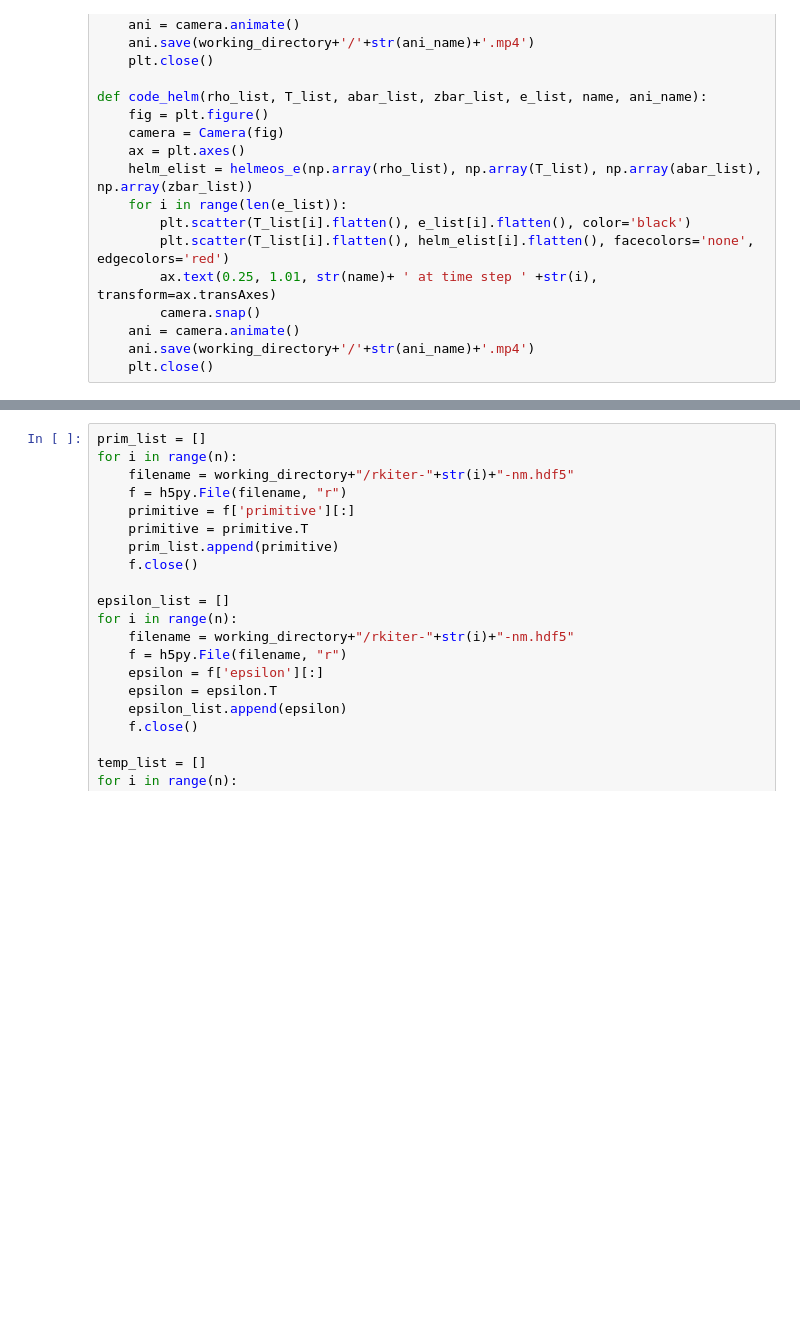
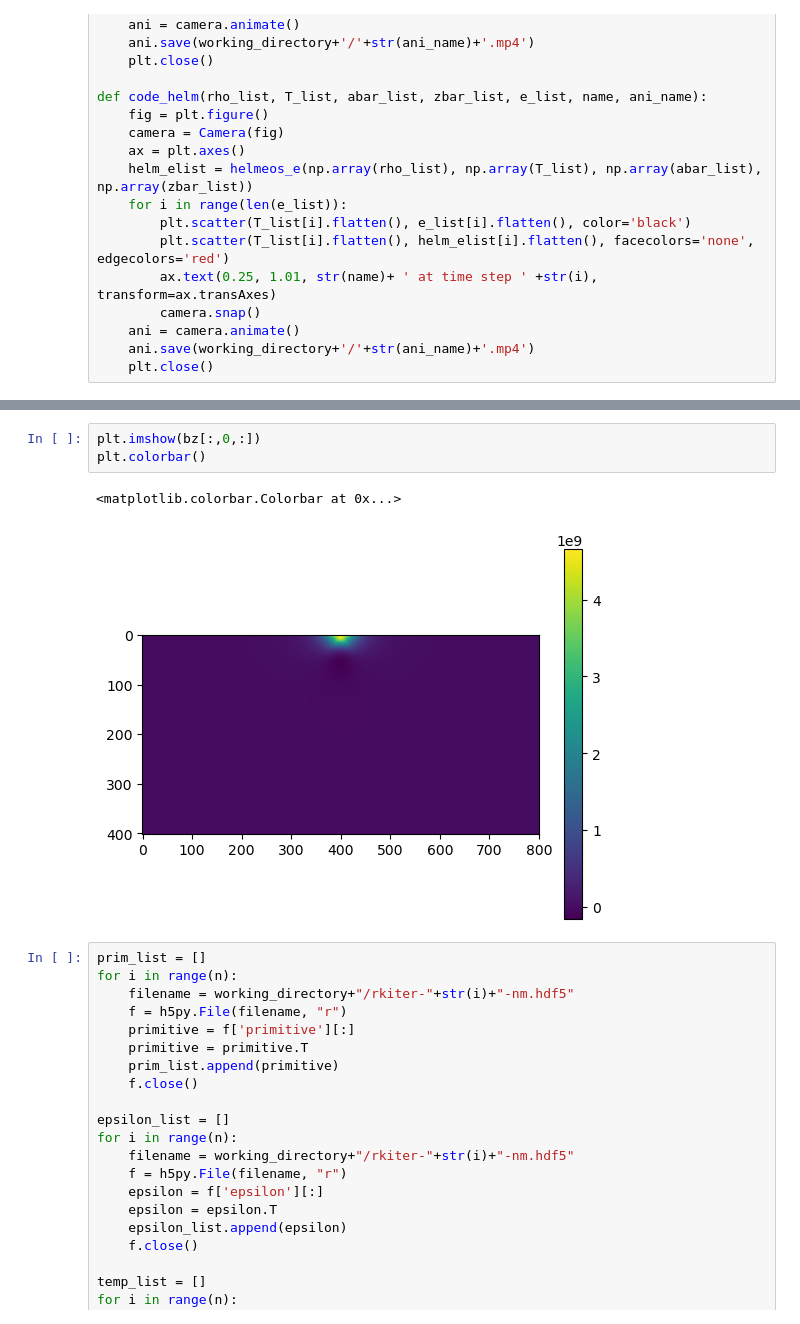
Before and after one commit to Chad-Chong/cumc3d, a Jupyter notebook: model/Type_Ia/outfile/Read_file_cylindrical.ipynb, the cells around one changed output, grey strips where cells are left out. Saved outputs shown, nothing was run; the diff lists cells and outputs as text; blank space fills up the shorter version.

```diff
--- a/model/Type_Ia/outfile/Read_file_cylindrical.ipynb
+++ b/model/Type_Ia/outfile/Read_file_cylindrical.ipynb
@@ -181,3 +209,9 @@ f0.keys()
+# %%
+plt.imshow(bz[:,0,:])
+plt.colorbar()
+# %% [output]
+<matplotlib.colorbar.Colorbar at 0x...>
+[figure, added]
 # %%
 prim_list = []
 for i in range(n):
```
Also changed, not shown: parts of 11 cells of this notebook, 29 other files.
